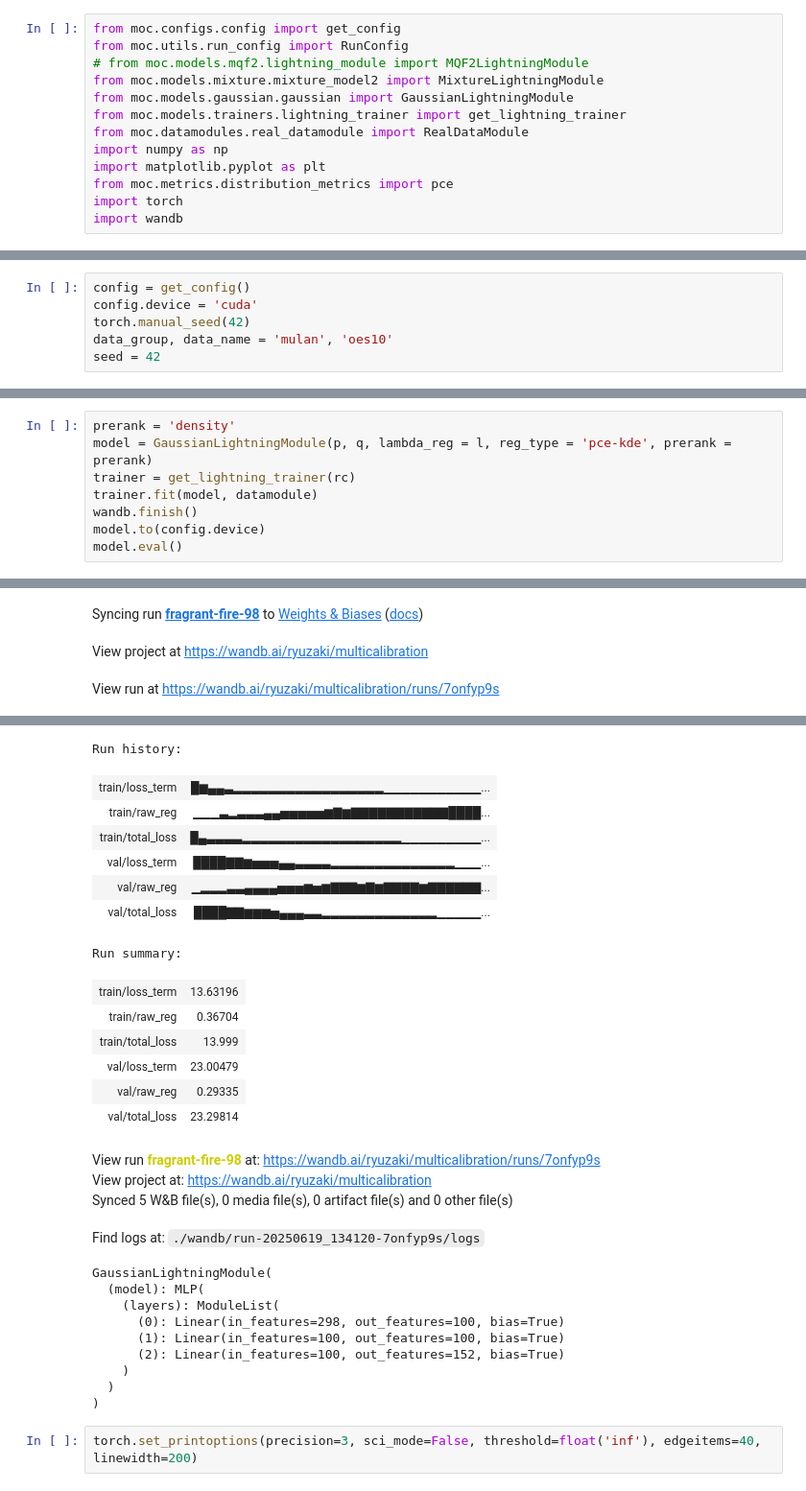
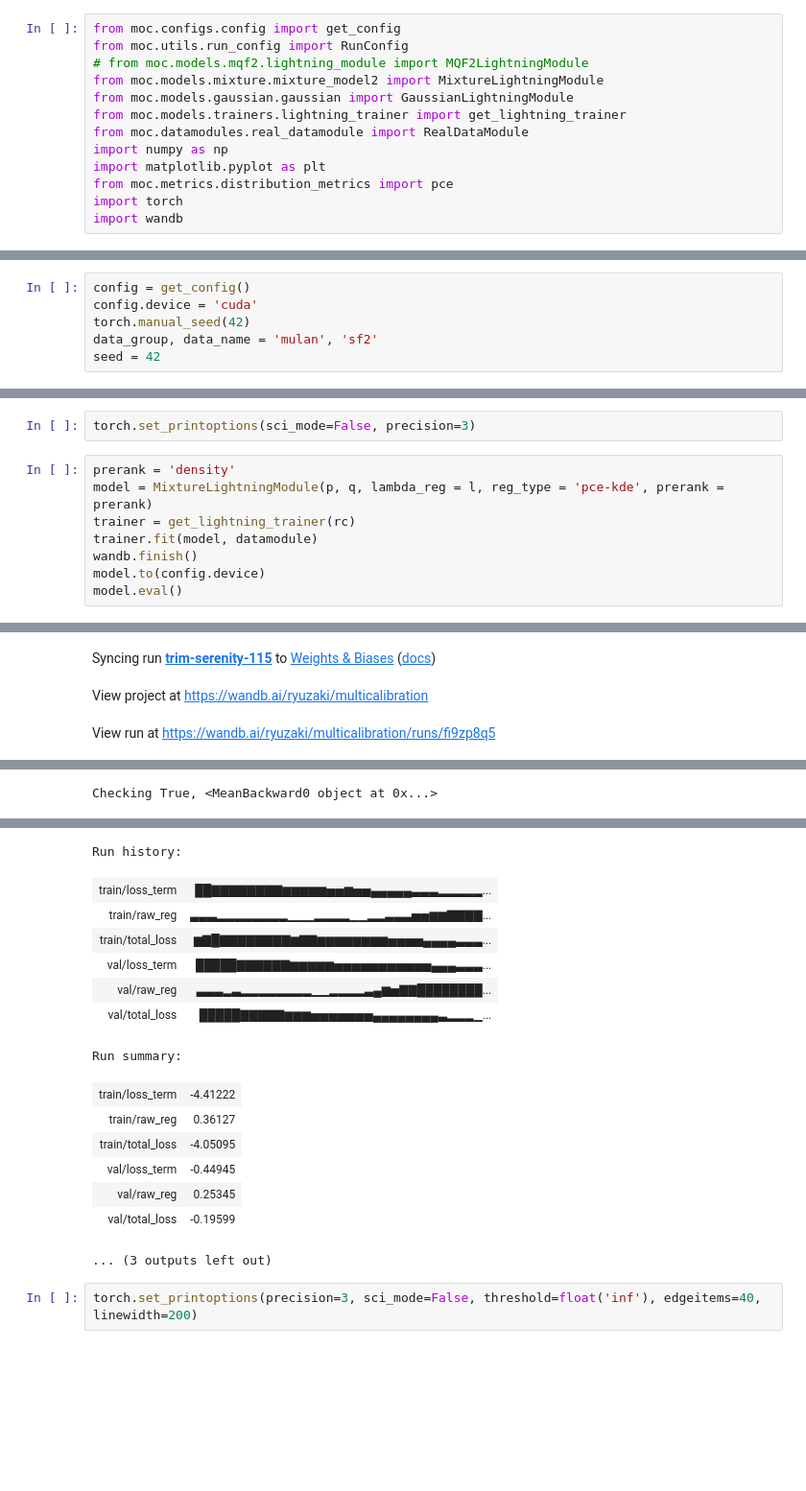
Before and after one commit to ayalaajil/Multivariate-Calibration-with-Prerank-Regularization, a Jupyter notebook: Multicalibration/Projected_PIT_calibration/testing-if-reg-works.ipynb, the cells around one changed output, grey strips where cells are left out. Shown at 96% size. Drawn from its saved outputs; the diff is of its cells as text; blank space fills up the shorter version.

```diff
--- a/Multicalibration/Projected_PIT_calibration/testing-if-reg-works.ipynb
+++ b/Multicalibration/Projected_PIT_calibration/testing-if-reg-works.ipynb
@@ -18,7 +26,7 @@ import wandb
 config = get_config()
 config.device = 'cuda'
 torch.manual_seed(42)
-data_group, data_name = 'mulan', 'oes10'
+data_group, data_name = 'mulan', 'sf2'
 seed = 42
 # %%
 rc = RunConfig(config, data_group, data_name, seed=seed)
@@ -28,6 +38,8 @@ l = 1
+# %%
+torch.set_printoptions(sci_mode=False, precision=3)
 # %%
 prerank = 'density'
-model = GaussianLightningModule(p, q, lambda_reg = l, reg_type = 'pce-kde', prerank = prerank)
+model = MixtureLightningModule(p, q, lambda_reg = l, reg_type = 'pce-kde', prerank = prerank)
 trainer = get_lightning_trainer(rc)
 trainer.fit(model, datamodule)
 wandb.finish()
@@ -39,3 +51,3 @@ Run data is saved locally in /mnt/default/elnura_workspace/Multivariate-recalibr
-Syncing run fragrant-fire-98 to Weights & Biases (docs)
+Syncing run trim-serenity-115 to Weights & Biases (docs)
 View project at https://wandb.ai/ryuzaki/multicalibration
-View run at https://wandb.ai/ryuzaki/multicalibration/runs/7onfyp9s
+View run at https://wandb.ai/ryuzaki/multicalibration/runs/fi9zp8q5
@@ -47,32 +59,21 @@ HPU available: False, using: 0 HPUs
 LOCAL_RANK: 0 - CUDA_VISIBLE_DEVICES: [0,1,2,3,4,5,6,7]
+Checking True, <MeanBackward0 object at 0x...>
 [interactive output not drawn]
-Run history:
+Run history:
-| train/loss_term | █▆▄▄▃▂▂▂▂▂▂▂▂▂▂▂▂▂▂▂▂▂▁▁▁▁▁▁▁▁▁▁▁... |
-| train/raw_reg | ▁▁▁▃▂▃▃▃▄▄▅▅▅▅▅▆▇▆▇▇▇▇▇▇▇▇▇▇▇████... |
-| train/total_loss | █▄▃▃▃▃▂▂▂▂▂▂▂▂▂▂▂▂▂▂▂▂▂▂▁▁▁▁▁▁▁▁▁... |
-| val/loss_term | ████▇▇▆▅▅▅▄▄▃▃▃▃▂▂▂▂▂▂▂▂▂▂▂▂▂▂▁▁▁... |
-| val/raw_reg | ▁▂▂▂▃▃▄▄▄▄▅▅▅▆▅▆▇▇▇▆▇▆▇▇▇▇▆▇▇▇▇▇▇... |
-| val/total_loss | ████▇▇▆▆▆▅▄▄▄▃▃▂▂▂▂▂▂▂▂▂▂▂▂▂▁▁▁▁▁... |
+| train/loss_term | ██▇▇▇▇▇▇▇▇▆▆▆▆▆▅▅▆▅▅▄▄▄▄▄▃▃▃▂▂▂▂▂... |
+| train/raw_reg | ▃▃▃▂▂▂▂▂▂▂▂▁▁▁▂▂▂▂▁▁▂▂▃▃▃▅▅▆▆▇▇▇▇... |
+| train/total_loss | ▆▇█▇▇▇▇▇▇▇▇▆▇▇▆▆▆▆▆▆▆▆▅▅▅▅▄▄▄▄▃▃▃... |
+| val/loss_term | █████▇▇▇▇▇▇▆▆▆▆▆▅▅▅▅▅▅▅▅▅▅▅▄▄▄▃▃▃... |
+| val/raw_reg | ▃▃▃▂▃▂▂▂▂▂▂▂▂▁▁▂▂▂▂▃▄▆▅▇▇████████... |
+| val/total_loss | █████▇▇▇▇▇▆▆▆▅▅▅▅▅▅▅▄▄▄▄▄▄▄▄▃▂▂▂▁... |
-Run summary:
+Run summary:
-| train/loss_term | 13.63196 |
-| train/raw_reg | 0.36704 |
-| train/total_loss | 13.999 |
-| val/loss_term | 23.00479 |
-| val/raw_reg | 0.29335 |
-| val/total_loss | 23.29814 |
+| train/loss_term | -4.41222 |
+| train/raw_reg | 0.36127 |
+| train/total_loss | -4.05095 |
+| val/loss_term | -0.44945 |
+| val/raw_reg | 0.25345 |
+| val/total_loss | -0.19599 |
-View run fragrant-fire-98 at: https://wandb.ai/ryuzaki/multicalibration/runs/7onfyp9s
-View project at: https://wandb.ai/ryuzaki/multicalibration
-Synced 5 W&B file(s), 0 media file(s), 0 artifact file(s) and 0 other file(s)
-Find logs at: ./wandb/run-20250619_134120-7onfyp9s/logs
-GaussianLightningModule(
-  (model): MLP(
-    (layers): ModuleList(
-      (0): Linear(in_features=298, out_features=100, bias=True)
-      (1): Linear(in_features=100, out_features=100, bias=True)
-      (2): Linear(in_features=100, out_features=152, bias=True)
-    )
-  )
-)
+... (3 outputs left out)
 # %%
 torch.set_printoptions(precision=3, sci_mode=False, threshold=float('inf'), edgeitems=40, linewidth=200)
 # %%
```
Also changed, not shown: parts of 5 cells of this notebook, 30 other files.
